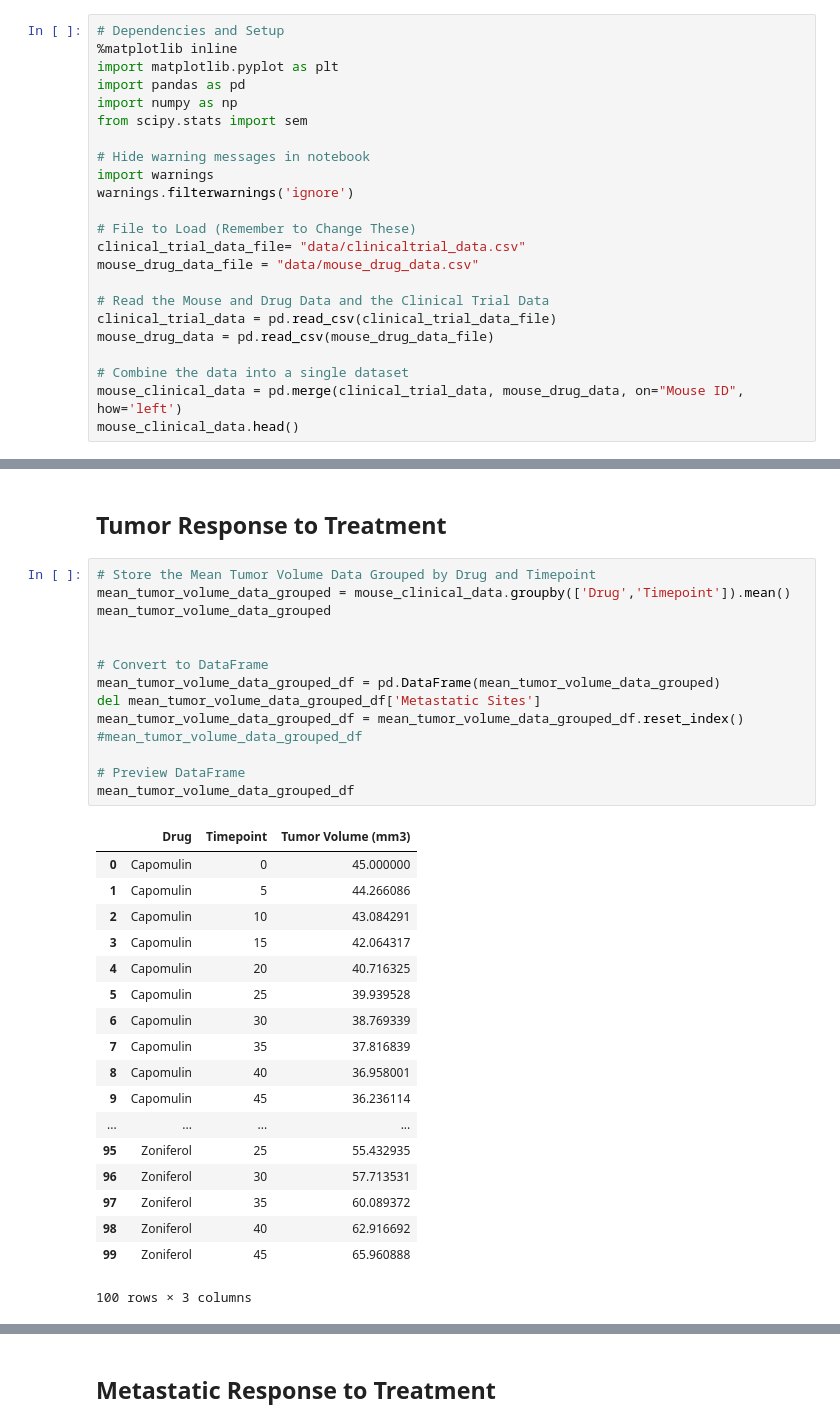
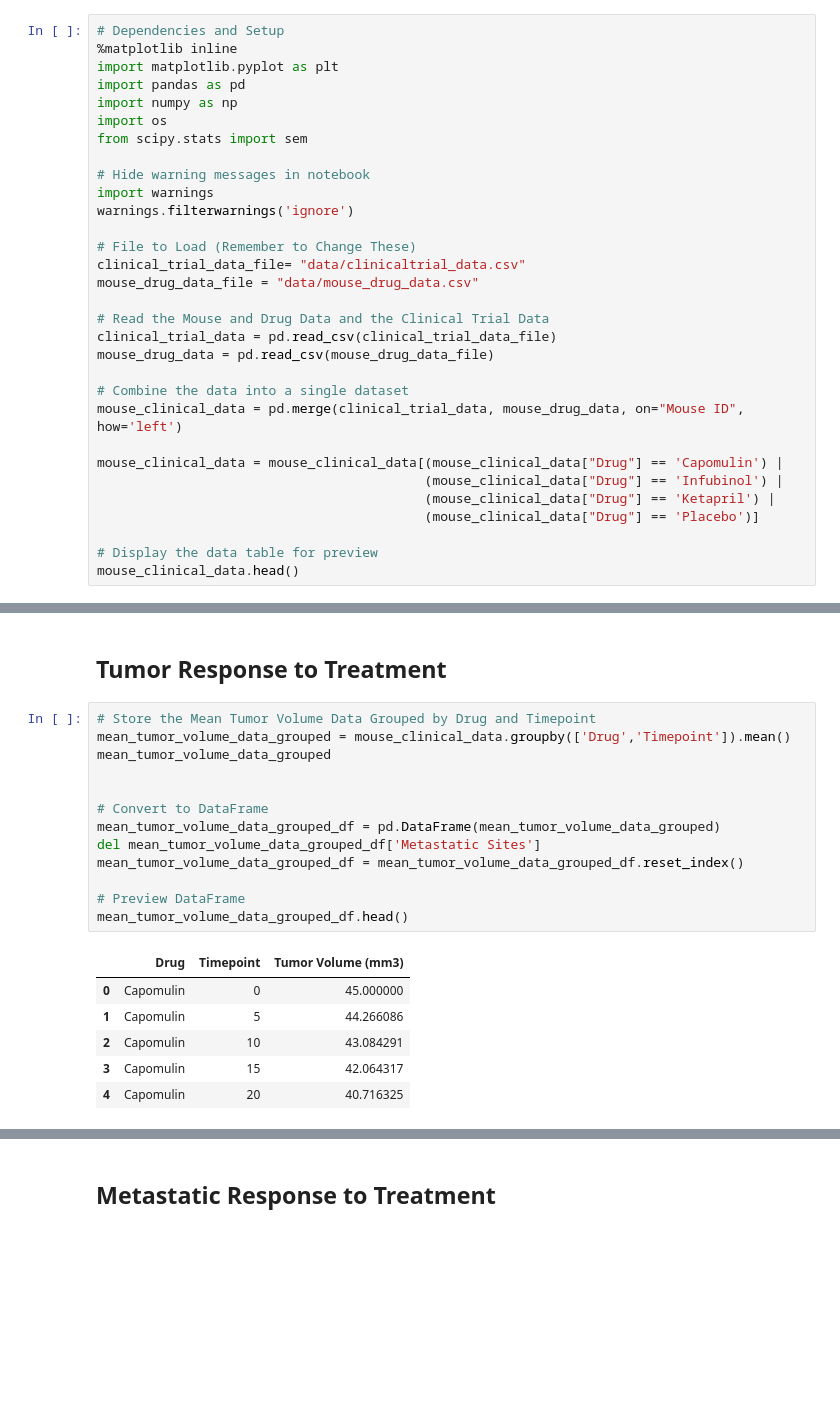
Before and after one commit to StasBey/matplotlib-challenge, a Jupyter notebook: Pymaceuticals/Pymaceuticals.ipynb, the cells around one changed output, grey strips where cells are left out. Cells and saved outputs as stored; diff of their text form; blank space fills up the shorter version.

```diff
--- a/Pymaceuticals/Pymaceuticals.ipynb
+++ b/Pymaceuticals/Pymaceuticals.ipynb
@@ -4,6 +4,7 @@
 import matplotlib.pyplot as plt
 import pandas as pd
 import numpy as np
+import os
 from scipy.stats import sem
 
 # Hide warning messages in notebook
@@ -20,6 +21,13 @@ mouse_drug_data = pd.read_csv(mouse_drug_data_file)
 
 # Combine the data into a single dataset
 mouse_clinical_data = pd.merge(clinical_trial_data, mouse_drug_data, on="Mouse ID", how='left')
+
+mouse_clinical_data = mouse_clinical_data[(mouse_clinical_data["Drug"] == 'Capomulin') |
+                                          (mouse_clinical_data["Drug"] == 'Infubinol') |
+                                          (mouse_clinical_data["Drug"] == 'Ketapril') |
+                                          (mouse_clinical_data["Drug"] == 'Placebo')]
+
+# Display the data table for preview
 mouse_clinical_data.head()
 # %% [output]
 |  | Mouse ID | Timepoint | Tumor Volume (mm3) | Metastatic Sites | Drug |
@@ -33,35 +41,22 @@ mouse_clinical_data.head()
 # %%
 # Store the Mean Tumor Volume Data Grouped by Drug and Timepoint
 mean_tumor_volume_data_grouped = mouse_clinical_data.groupby(['Drug','Timepoint']).mean()
 mean_tumor_volume_data_grouped
 
 
 # Convert to DataFrame
 mean_tumor_volume_data_grouped_df = pd.DataFrame(mean_tumor_volume_data_grouped)
 del mean_tumor_volume_data_grouped_df['Metastatic Sites']
 mean_tumor_volume_data_grouped_df = mean_tumor_volume_data_grouped_df.reset_index()
-#mean_tumor_volume_data_grouped_df
 
 # Preview DataFrame
-mean_tumor_volume_data_grouped_df
+mean_tumor_volume_data_grouped_df.head()
 # %% [output]
 |  | Drug | Timepoint | Tumor Volume (mm3) |
 | 0 | Capomulin | 0 | 45.000000 |
 | 1 | Capomulin | 5 | 44.266086 |
 | 2 | Capomulin | 10 | 43.084291 |
 | 3 | Capomulin | 15 | 42.064317 |
 | 4 | Capomulin | 20 | 40.716325 |
-| 5 | Capomulin | 25 | 39.939528 |
-| 6 | Capomulin | 30 | 38.769339 |
-| 7 | Capomulin | 35 | 37.816839 |
-| 8 | Capomulin | 40 | 36.958001 |
-| 9 | Capomulin | 45 | 36.236114 |
-| ... | ... | ... | ... |
-| 95 | Zoniferol | 25 | 55.432935 |
-| 96 | Zoniferol | 30 | 57.713531 |
-| 97 | Zoniferol | 35 | 60.089372 |
-| 98 | Zoniferol | 40 | 62.916692 |
-| 99 | Zoniferol | 45 | 65.960888 |
-100 rows × 3 columns
 # %%
 # Store the Standard Error of Tumor Volumes Grouped by Drug and Timepoint
```
Also changed, not shown: parts of 15 cells of this notebook.
